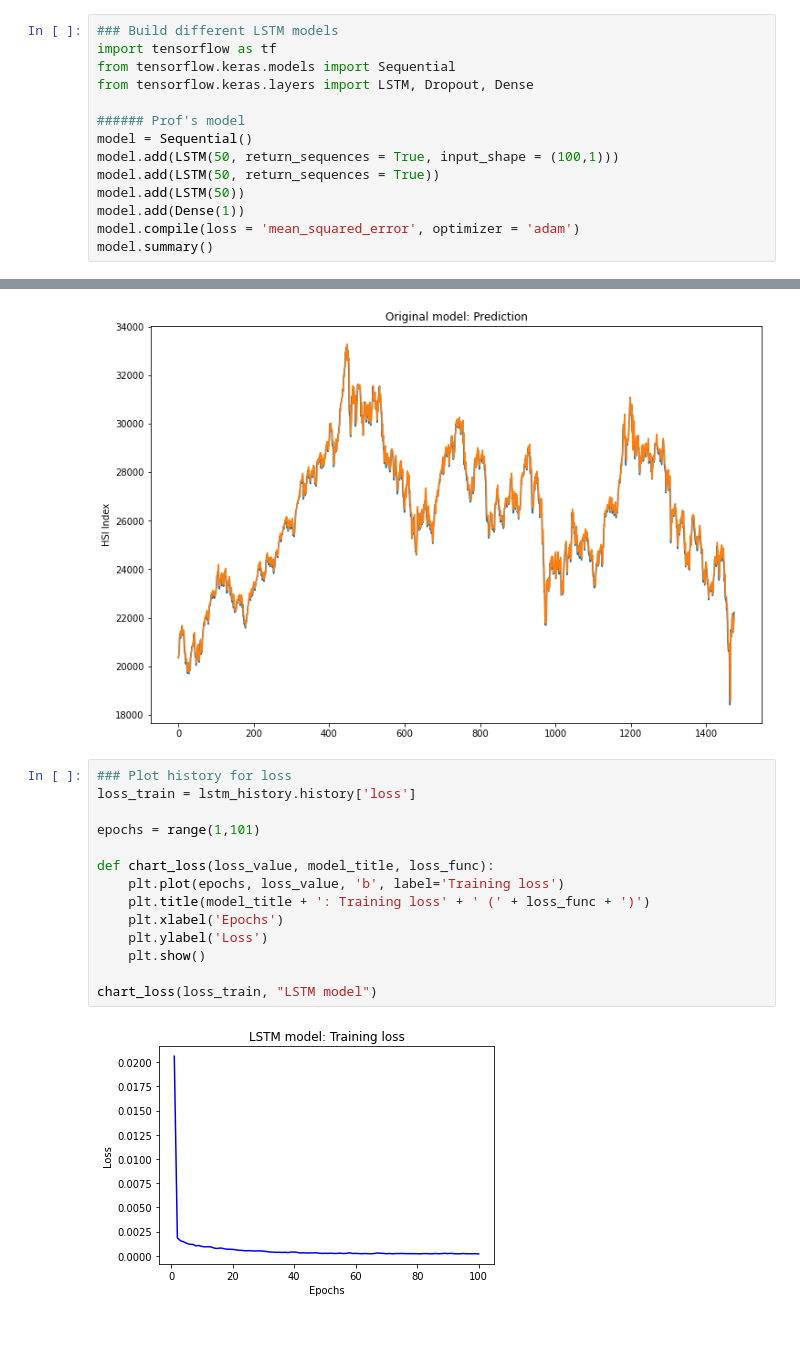
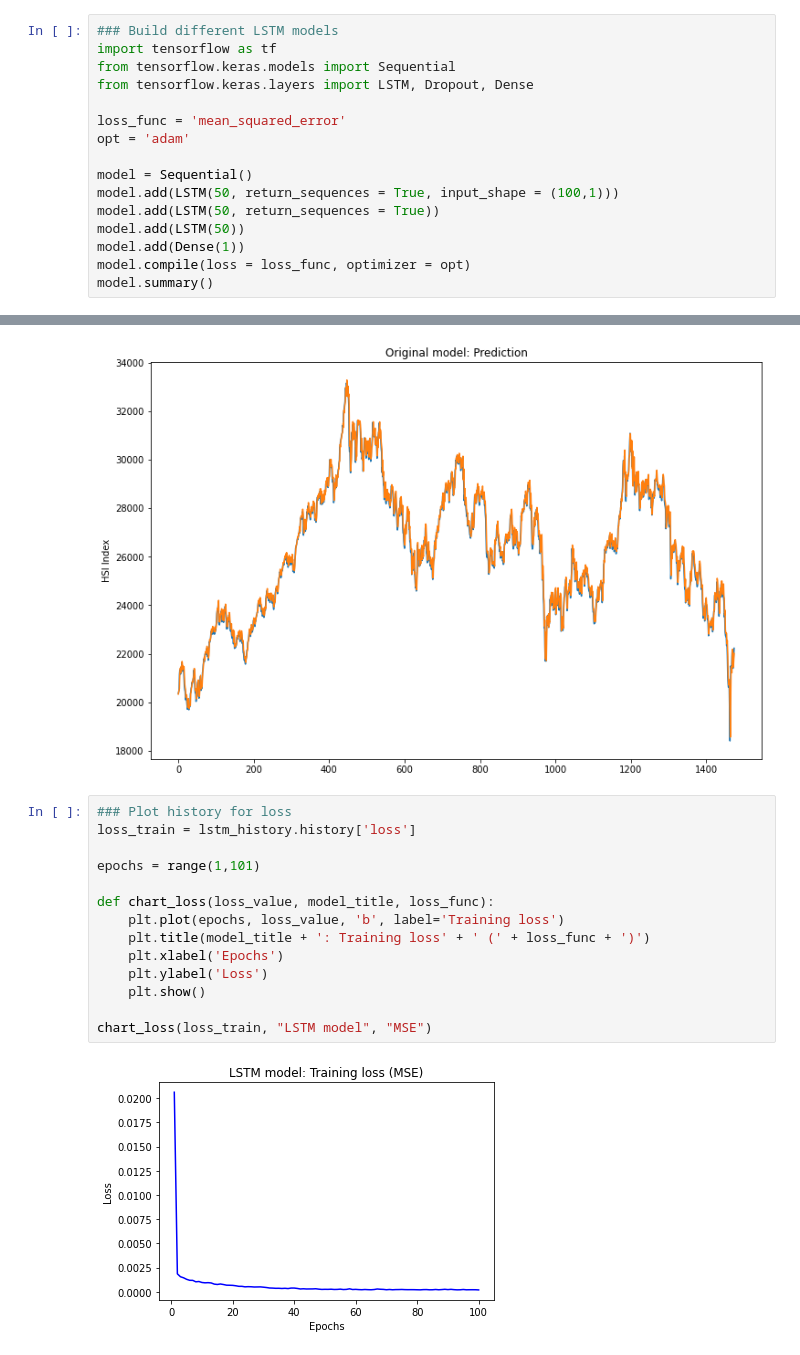
Before and after one commit to Lihua-Xiao/KeyCodes, a Jupyter notebook: Financial data.ipynb, the cells around one changed output, grey strips where cells are left out. Cells and saved outputs as stored; diff of their text form.

```diff
--- a/Financial data.ipynb
+++ b/Financial data.ipynb
@@ -62,12 +62,14 @@ import tensorflow as tf
 from tensorflow.keras.models import Sequential
 from tensorflow.keras.layers import LSTM, Dropout, Dense
 
-###### Prof's model
+loss_func = 'mean_squared_error'
+opt = 'adam'
+
 model = Sequential()
 model.add(LSTM(50, return_sequences = True, input_shape = (100,1)))
 model.add(LSTM(50, return_sequences = True))
 model.add(LSTM(50))
 model.add(Dense(1))
-model.compile(loss = 'mean_squared_error', optimizer = 'adam')
+model.compile(loss = loss_func, optimizer = opt)
 model.summary()
 # %% [output]
@@ -168,16 +170,16 @@ plt.show
 # %%
 ### Plot history for loss
 loss_train = lstm_history.history['loss']
 
 epochs = range(1,101)
 
 def chart_loss(loss_value, model_title, loss_func):
     plt.plot(epochs, loss_value, 'b', label='Training loss')
     plt.title(model_title + ': Training loss' + ' (' + loss_func + ')')
     plt.xlabel('Epochs')
     plt.ylabel('Loss')
     plt.show()
 
-chart_loss(loss_train, "LSTM model")
+chart_loss(loss_train, "LSTM model", "MSE")
 # %% [output]
-[figure, old version]
+[figure, new version]
```
Also changed, not shown: parts of 1 cell of this notebook, 1 other file.
